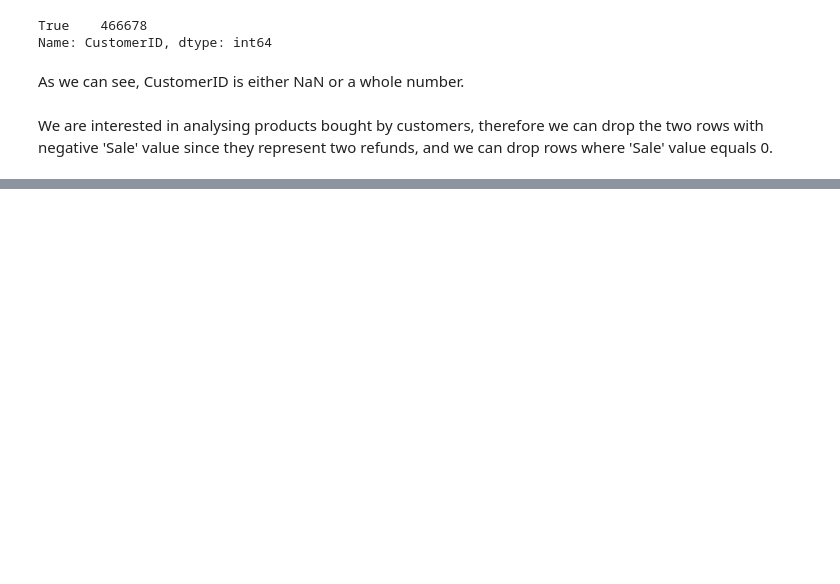
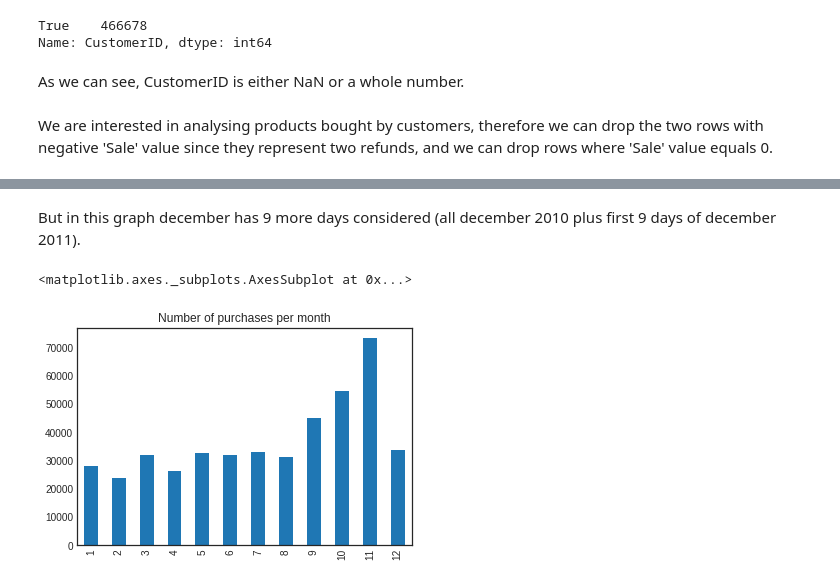
Before and after one commit to saramont/customer_supermarket_analysis, a Jupyter notebook: data_prep.ipynb, the cells around one changed output, grey strips where cells are left out. Drawn from its saved outputs; the diff is of its cells as text; code cells hidden in the pictures; blank space fills up the shorter version.

```diff
--- a/data_prep.ipynb
+++ b/data_prep.ipynb
@@ -684,0 +726,8 @@ df = df[df['Sale'] > 0]
+# %% [markdown]
+But in this graph december has 9 more days considered (all december 2010 plus first 9 days of december 2011).
+# %%
+df_no_dec_11 = df[df['BasketDate'] < '2011/12/01']
+df_no_dec_11['BasketDate'].dt.month.value_counts(sort=False).plot(kind='bar', title='Number of purchases per month')
+# %% [output]
+<matplotlib.axes._subplots.AxesSubplot at 0x...>
+[figure, added]
```
Also changed, not shown: parts of 31 cells of this notebook.
